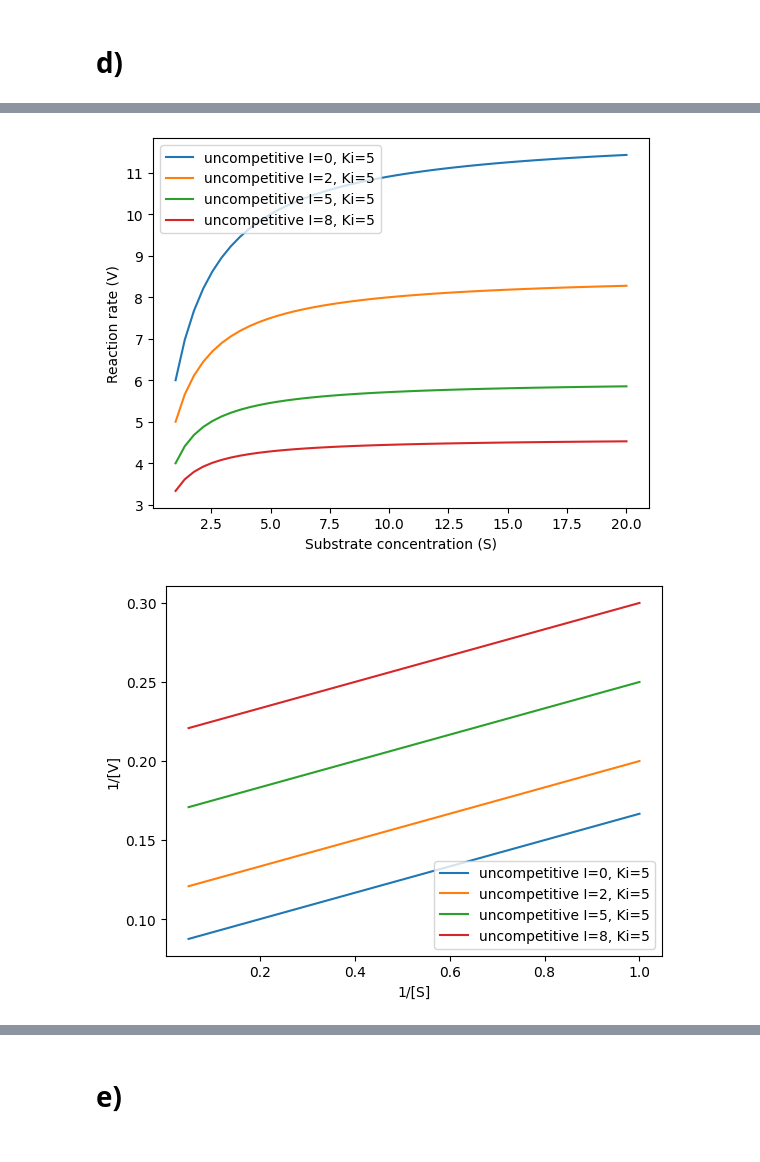
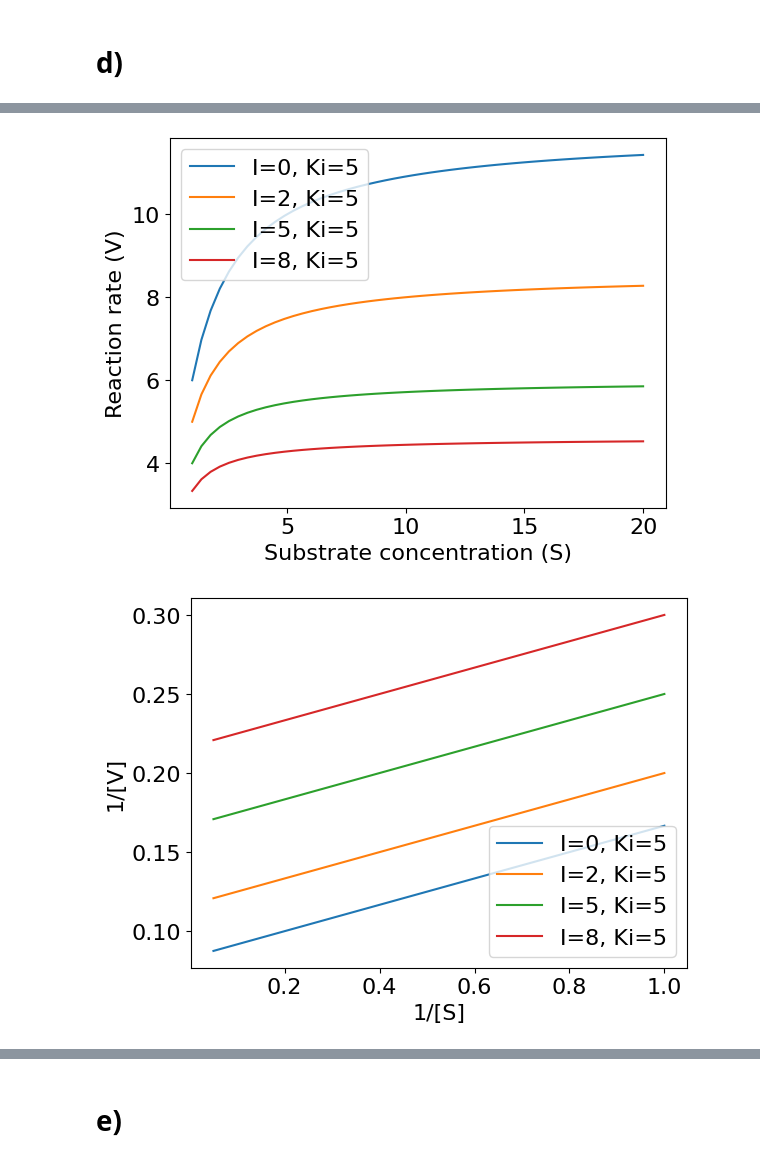
Before and after one commit to sachagijsbers/comp_bio, a Jupyter notebook: lawofmass.ipynb, the cells around one changed output, grey strips where cells are left out. Cells and saved outputs as stored; diff of their text form; code cells hidden in the pictures.

```diff
--- a/lawofmass.ipynb
+++ b/lawofmass.ipynb
@@ -164,6 +164,8 @@ In summary, both the Michaelis-Menten plot and the Lineweaver-Burk plot provide
 ## Question 3: Inhibitors
 # %% [markdown]
 # d)
+# %%
+plt.rcParams.update({'font.size': 16, 'xtick.labelsize': 16, 'ytick.labelsize': 16})
 # %%
 def mm_competitive(S_list, I, Ki, Km, Vmax):
     """
@@ -225,22 +227,22 @@ plt.show()
 # %%
-plt.plot(S_list, mm_uncompetitive(S_list, 0, 5, 1, 12), label='uncompetitive I=0, Ki=5')
-plt.plot(S_list, mm_uncompetitive(S_list, 2, 5, 1, 12), label='uncompetitive I=2, Ki=5')
-plt.plot(S_list, mm_uncompetitive(S_list, 5, 5, 1, 12), label='uncompetitive I=5, Ki=5')
-plt.plot(S_list, mm_uncompetitive(S_list, 8, 5, 1, 12), label='uncompetitive I=8, Ki=5')
+plt.plot(S_list, mm_uncompetitive(S_list, 0, 5, 1, 12), label='I=0, Ki=5')
+plt.plot(S_list, mm_uncompetitive(S_list, 2, 5, 1, 12), label='I=2, Ki=5')
+plt.plot(S_list, mm_uncompetitive(S_list, 5, 5, 1, 12), label='I=5, Ki=5')
+plt.plot(S_list, mm_uncompetitive(S_list, 8, 5, 1, 12), label='I=8, Ki=5')
 plt.legend()
 plt.xlabel('Substrate concentration (S)')
 plt.ylabel('Reaction rate (V)')
 plt.show()
 
-plt.plot(1/S_list, 1/mm_uncompetitive(S_list, 0, 5, 1, 12), label='uncompetitive I=0, Ki=5')
-plt.plot(1/S_list, 1/mm_uncompetitive(S_list, 2, 5, 1, 12), label='uncompetitive I=2, Ki=5')
-plt.plot(1/S_list, 1/mm_uncompetitive(S_list, 5, 5, 1, 12), label='uncompetitive I=5, Ki=5')
-plt.plot(1/S_list, 1/mm_uncompetitive(S_list, 8, 5, 1, 12), label='uncompetitive I=8, Ki=5')
+plt.plot(1/S_list, 1/mm_uncompetitive(S_list, 0, 5, 1, 12), label='I=0, Ki=5')
+plt.plot(1/S_list, 1/mm_uncompetitive(S_list, 2, 5, 1, 12), label='I=2, Ki=5')
+plt.plot(1/S_list, 1/mm_uncompetitive(S_list, 5, 5, 1, 12), label='I=5, Ki=5')
+plt.plot(1/S_list, 1/mm_uncompetitive(S_list, 8, 5, 1, 12), label='I=8, Ki=5')
 plt.legend()
 plt.xlabel('1/[S]')
 plt.ylabel('1/[V]')
 plt.show()
 # %% [output]
-[figure, old version]
+[figure, new version]
-[figure, old version]
+[figure, new version]
 # %%
```
Also changed, not shown: parts of 2 cells of this notebook.
